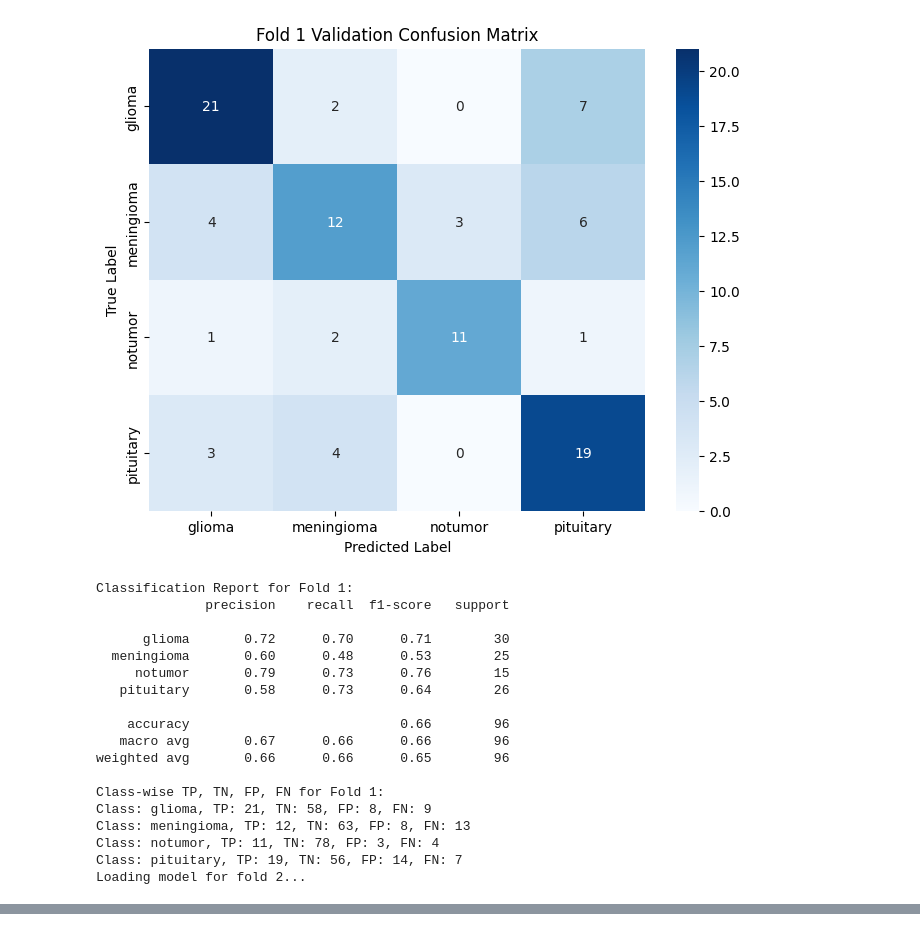
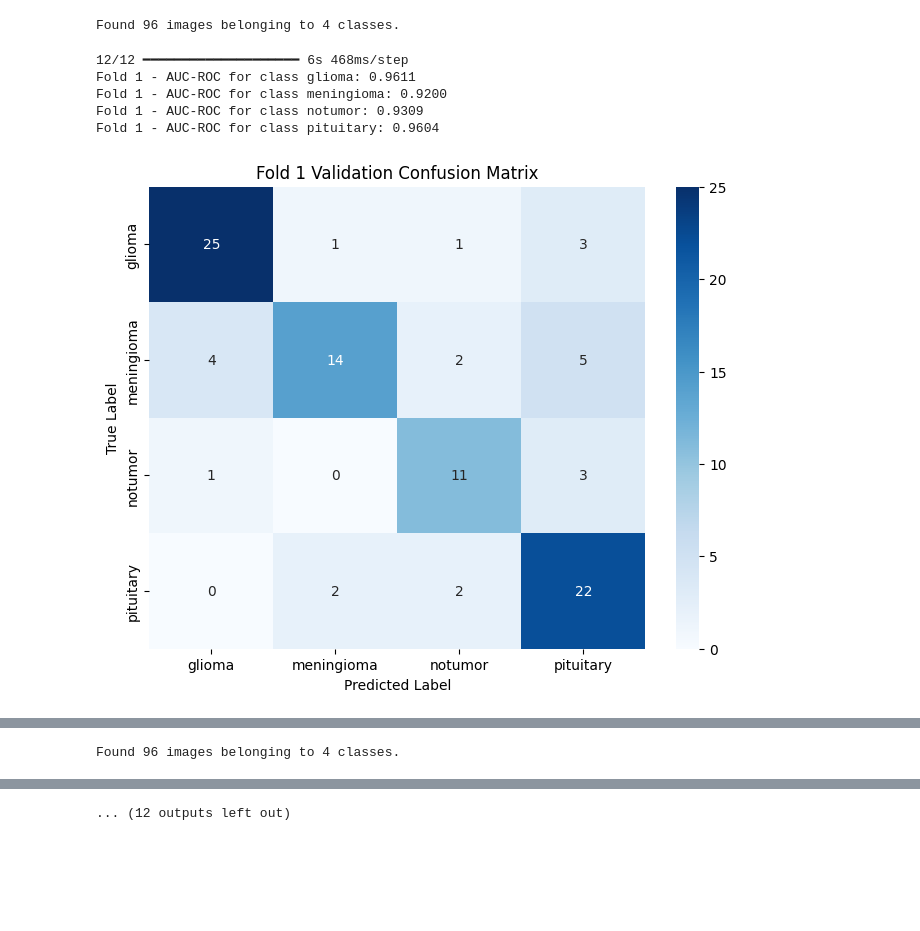
Before and after one commit to XJ-UoG/CSC3009MLMRI, a Jupyter notebook: VGG16.ipynb, the cells around one changed output, grey strips where cells are left out. Saved outputs shown, nothing was run; the diff lists cells and outputs as text; code cells hidden in the pictures; blank space fills up the shorter version.

```diff
--- a/VGG16.ipynb
+++ b/VGG16.ipynb
@@ -201,40 +249,40 @@ Confuse Matrix and Classification Report for each fold
 # %%
-# Define the function to load the model for inference
-def load_model_for_inference(model_path, num_classes):
-    model = get_vgg16_model(num_classes).to(device)
-    model.load_state_dict(torch.load(model_path))
-    model.eval()
-    return model
-
-# Loop through each fold directory and load the corresponding model
+# Confusion Matrix, AUC-ROC, and Classification Report for each fold
 for fold in range(5):
     print(f'Loading model for fold {fold}...')
-    model_path = f'vgg16_fold_{fold}.pth'
-    model = load_model_for_inference(model_path, num_classes=len(train_dataset.classes))
+    model_path = f'vgg16_fold_{fold}.h5'
+    model = tf.keras.models.load_model(model_path)
 
     # Load the validation dataset for the current fold
     val_dir = os.path.join(base_dir, f'fold_{fold}', 'val')
-    val_dataset = ImageFolder(root=val_dir, transform=transform)
-    val_loader = DataLoader(val_dataset, batch_size=32, shuffle=False, num_workers=4)
+    val_generator = val_datagen.flow_from_directory(
+        val_dir,
+        target_size=(224, 224),
+        batch_size=8,
+        class_mode='categorical',
+        shuffle=False
+    )
 
     # Make predictions on the validation data
-    val_predictions = []
-    val_true_classes = []
-
-    with torch.no_grad():
-        for inputs, labels in val_loader:
-            inputs = inputs.to(device)
-            outputs = model(inputs)
-            _, preds = torch.max(outputs, 1)
-            val_predictions.extend(preds.cpu().numpy())
-            val_true_classes.extend(labels.numpy())
+    val_predictions = model.predict(val_generator)
+    val_predictions_classes = np.argmax(val_predictions, axis=1)
+    val_true_classes = val_generator.classes
 
     # Compute the confusion matrix for this fold
-    val_conf_matrix = confusion_matrix(val_true_classes, val_predictions)
+    val_conf_matrix = confusion_matrix(val_true_classes, val_predictions_classes)
+
+    # Compute the AUC-ROC for each class
+    val_true_classes_one_hot = tf.keras.utils.to_categorical(val_true_classes, num_classes)
+    auc_roc_scores = {}
+    for i, class_name in enumerate(val_generator.class_indices.keys()):
+        fpr, tpr, _ = roc_curve(val_true_classes_one_hot[:, i], val_predictions[:, i])
+        roc_auc = auc(fpr, tpr)
+        auc_roc_scores[class_name] = roc_auc
+        print(f'Fold {fold} - AUC-ROC for class {class_name}: {roc_auc:.4f}')
 
     # Plot the confusion matrix
     plt.figure(figsize=(8, 6))
-    sns.heatmap(val_conf_matrix, annot=True, fmt='d', cmap='Blues', xticklabels=val_dataset.classes, yticklabels=val_dataset.classes)
+    sns.heatmap(val_conf_matrix, annot=True, fmt='d', cmap='Blues', xticklabels=val_generator.class_indices.keys(), yticklabels=val_generator.class_indices.keys())
     plt.xlabel('Predicted Label')
     plt.ylabel('True Label')
     plt.title(f'Fold {fold} Validation Confusion Matrix')
@@ -242,10 +290,10 @@ for fold in range(5):
 
     # Print classification report for this fold
     print(f'Classification Report for Fold {fold}:')
-    print(classification_report(val_true_classes, val_predictions, target_names=val_dataset.classes))
+    print(classification_report(val_true_classes, val_predictions_classes, target_names=list(val_generator.class_indices.keys())))
 
     # Calculate TP, TN, FP, FN for each class in this fold
-    class_names = val_dataset.classes
+    class_names = list(val_generator.class_indices.keys())
     table_data = []
     for i, class_name in enumerate(class_names):
         tp = val_conf_matrix[i, i]
@@ -282,19 +338,7 @@ Loading model for fold 1...
+Found 96 images belonging to 4 classes.
+12/12 ━━━━━━━━━━━━━━━━━━━━ 6s 468ms/step
+Fold 1 - AUC-ROC for class glioma: 0.9611
+Fold 1 - AUC-ROC for class meningioma: 0.9200
+Fold 1 - AUC-ROC for class notumor: 0.9309
+Fold 1 - AUC-ROC for class pituitary: 0.9604
-[figure, old version]
+[figure, new version]
-Classification Report for Fold 1:
-              precision    recall  f1-score   support
-
-      glioma       0.72      0.70      0.71        30
-  meningioma       0.60      0.48      0.53        25
-     notumor       0.79      0.73      0.76        15
-   pituitary       0.58      0.73      0.64        26
-
-    accuracy                           0.66        96
-   macro avg       0.67      0.66      0.66        96
-weighted avg       0.66      0.66      0.65        96
-
-Class-wise TP, TN, FP, FN for Fold 1:
-Class: glioma, TP: 21, TN: 58, FP: 8, FN: 9
-Class: meningioma, TP: 12, TN: 63, FP: 8, FN: 13
-Class: notumor, TP: 11, TN: 78, FP: 3, FN: 4
-Class: pituitary, TP: 19, TN: 56, FP: 14, FN: 7
-Loading model for fold 2...
@@ -356,0 +364 @@ Class: pituitary, TP: 19, TN: 68, FP: 7, FN: 2
+Found 96 images belonging to 4 classes.
@@ -356,0 +370 @@ Class: pituitary, TP: 19, TN: 68, FP: 7, FN: 2
+... (12 outputs left out)
```
Also changed, not shown: parts of 16 cells of this notebook.
